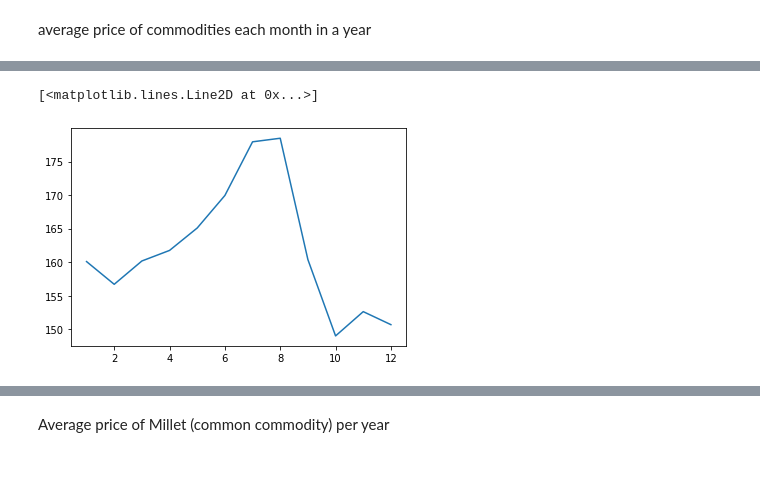
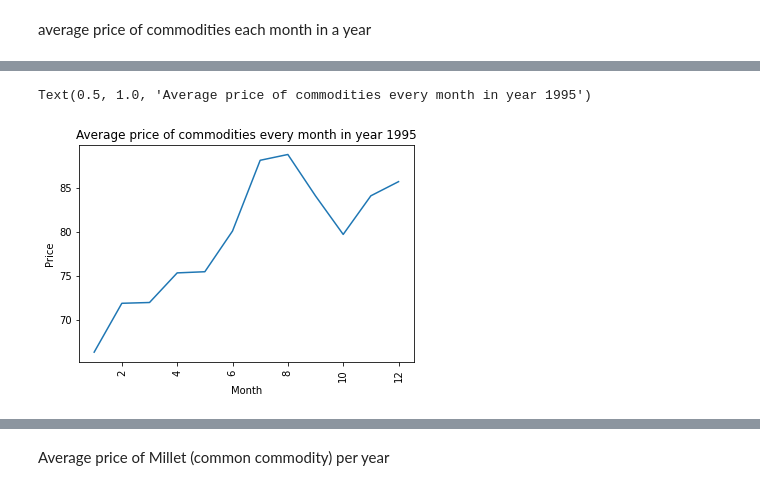
Before and after one commit to Shubhigupta1310/Bootcamp-Project, a Jupyter notebook: Global_food_price.ipynb, the cells around one changed output, grey strips where cells are left out. Cells and saved outputs as stored; diff of their text form; code cells hidden in the pictures.

```diff
--- a/Global_food_price.ipynb
+++ b/Global_food_price.ipynb
@@ -130,7 +135,10 @@ plt.plot(df_C.index, df_C["mp_price"])
+# %%
+plt.plot(df_C.index, df_C["mp_price"])
+plt.xlabel("Month")
+plt.ylabel("Price")
+plt.title("Average price of commodities every month in year 1995")
+# %% [output]
+Text(0.5, 1.0, 'Average price of commodities every month in year 1995')
+[figure, added]
 # %%
 df_C1 = df[df["mp_year"]== 2005].groupby(['mp_month'])["mp_price"].mean().to_frame()
-# %%
-plt.plot(df_C1.index, df_C1["mp_price"])
-# %% [output]
-[<matplotlib.lines.Line2D at 0x...>]
-[figure, removed]
```
Also changed, not shown: parts of 16 cells of this notebook.
